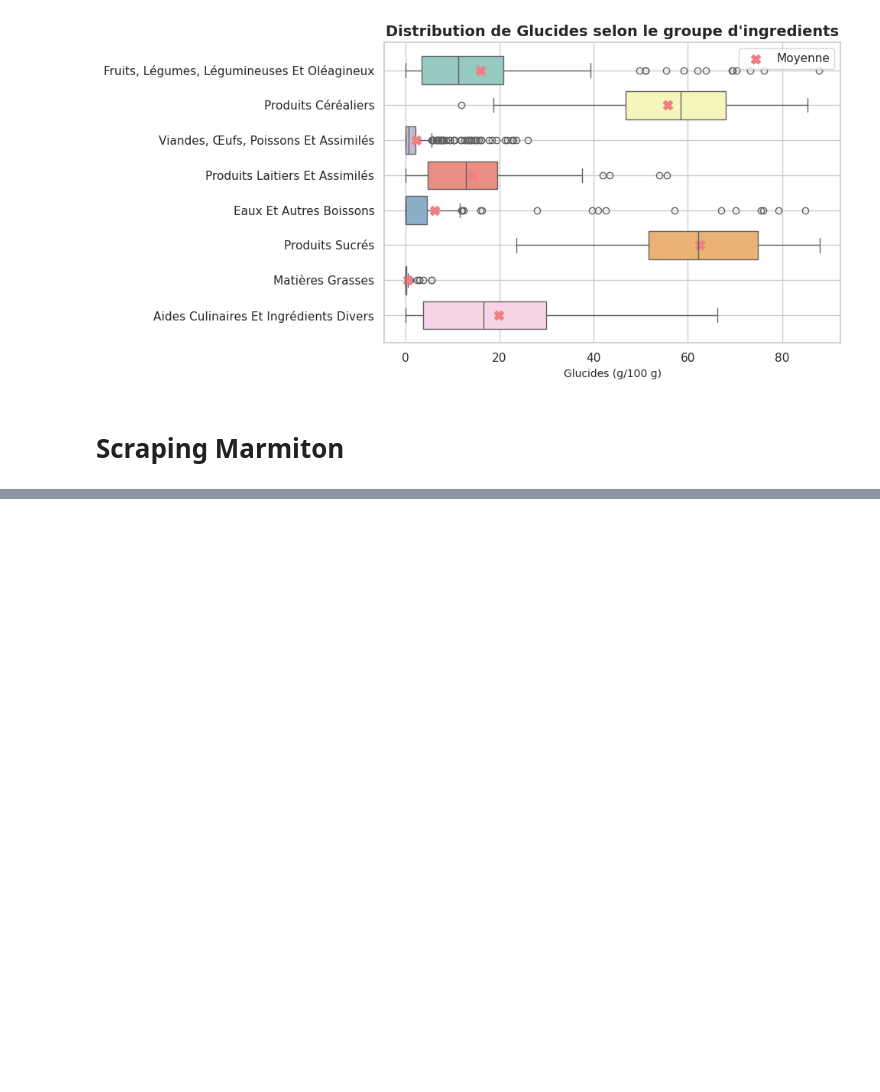
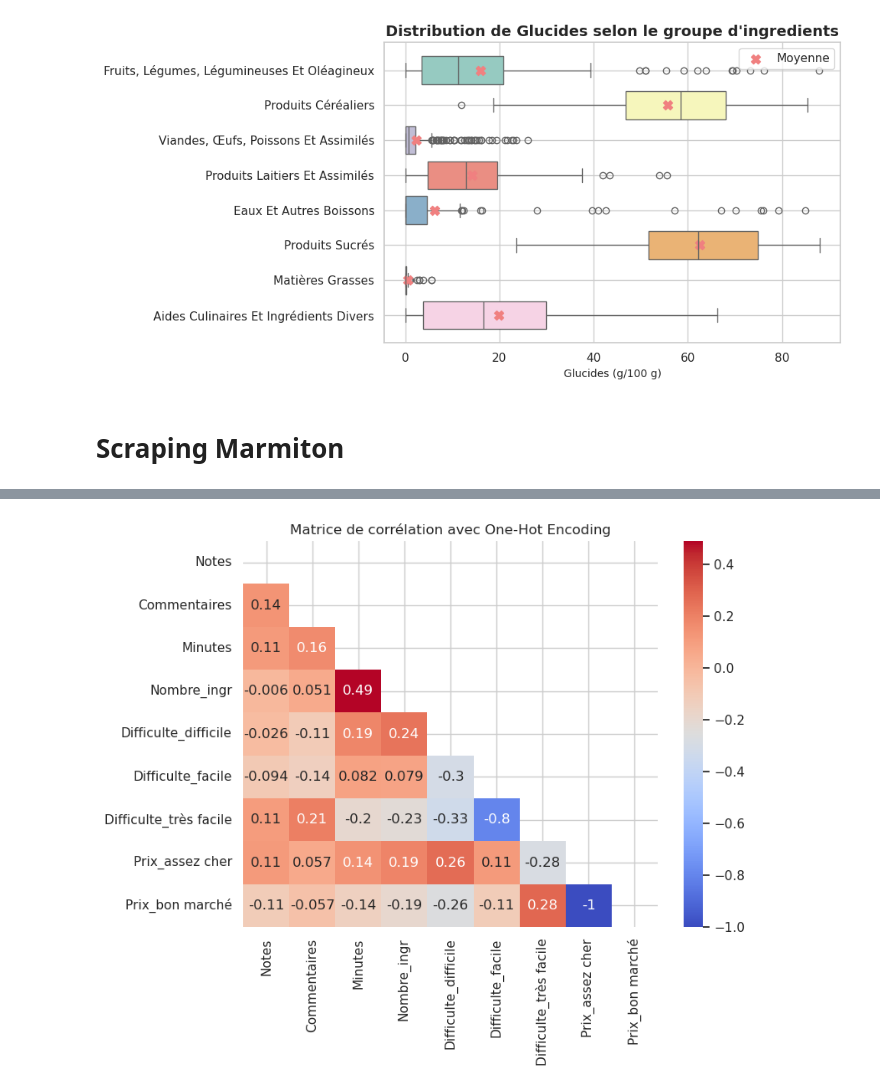
Before and after one commit to Louismoraine/python-pour-data-science, a Jupyter notebook: scripts/projet.ipynb, the cells around one changed output, grey strips where cells are left out. Cells and saved outputs as stored; diff of their text form; code cells hidden in the pictures; blank space fills up the shorter version.

```diff
--- a/scripts/projet.ipynb
+++ b/scripts/projet.ipynb
@@ -183,27 +183,23 @@ import matplotlib.pyplot as plt
 with open('Recette.csv', 'w', newline='') as file:
     writer = csv.writer(file)
     writer.writerow(['Recettes','Ingredients', 'Quantites','Notes','Commentaires','Personnes','Temps','Difficulte','Prix'])
-    for k in range(2,3):
+    for k in range(2,8):
         url = 'https://www.marmiton.org/recettes/index/categorie/plat-principal/'+str(k)
         response = requests.get(url) # Effectuer la requête HTTP
         soup = BeautifulSoup(response.content, 'html.parser') # Parser le contenu HTML de la page
-        #liens = soup.findAll("a",{"class":"recipe-card-link"})
         liens = soup.findAll("div",{"class" : "mrtn-card__title"})
-        #for lien in liens :
-            #print(lien.find('a')['href'])
-        #recettes = soup.findAll("h4", {"class":"recipe-card__title"})
         recettes = [lien.text.strip() for lien in liens]
         for j in range(len(liens)):
             url = liens[j].find('a')['href']
             response = requests.get(url)
             soup = BeautifulSoup(response.content, 'html.parser')
-            ing = soup.findAll("span",{"class": "card-ingredient-title"})
-            ingredients = [i.find("span", {"class":"ingredient-name"}) for i in ing]
+            ingr_quant = soup.findAll("span",{"class": "card-ingredient-title"})
+            ingredients = [i.find("span", {"class":"ingredient-name"}) for i in ingr_quant]
             quantites = []
-            for i in ing:
-                quanti = i.find("span", {"class":"count"})
-                if quanti.text.strip():
-                    quantites += [quanti.text.strip()]
+            for i in ingr_quant:
+                quantite = i.find("span", {"class":"count"})
+                if quantite.text.strip():
+                    quantites += [quantite.text.strip()]
                 else:
                     quantites += ['0']
             notes = soup.find("span",{"class":"recipe-header__rating-text"})
@@ -211,4 +207,4 @@ with open('Recette.csv', 'w', newline='') as file:
             personnes = soup.find("div",{"class":"mrtn-recette_ingredients-counter"})
             temps = soup.findAll("div",{"class":"recipe-primary__item"})
             for i in range(len(ingredients)):
-                writer.writerow([recettes[j].text.strip(),ingredients[i].text.strip(),quantites[i],notes.text.strip(),int(commentaires.text.strip().split()[0]),personnes.get("data-servingsnb"),temps[0].text.strip(),temps[1].text.strip(),temps[2].text.strip()])
+                writer.writerow([recettes[j],ingredients[i].text.strip(),quantites[i],notes.text.strip(),int(commentaires.text.strip().split()[0]),personnes.get("data-servingsnb"),temps[0].text.strip(),temps[1].text.strip(),temps[2].text.strip()])
@@ -269,0 +303,28 @@ Series([], Name: count, dtype: int64)
+# %%
+# Corrélations entre les variables :
+import seaborn as sns
+import matplotlib.pyplot as plt
+import numpy as np
+
+# 1. Créer le data.frame df
+df = recette.loc[
+    :,
+    [
+        "Notes",
+        "Commentaires",
+        "Minutes",
+        "Nombre_ingr",
+        "Difficulte",
+        "Prix"
+    ],
+]
+df_encoded = pd.get_dummies(df, columns=['Difficulte','Prix'])
+corr = df_encoded.corr(method='pearson')
+mask = np.zeros_like(corr,dtype = np.bool_)
+mask[np.triu_indices_from(mask)]=True
+plt.figure(figsize=(8, 6))
+sns.heatmap(corr, annot=True, cmap="coolwarm",mask=mask)
+plt.title("Matrice de corrélation avec One-Hot Encoding")
+plt.show()
+# %% [output]
+[figure, added]
```
Also changed, not shown: parts of 4 cells of this notebook.
